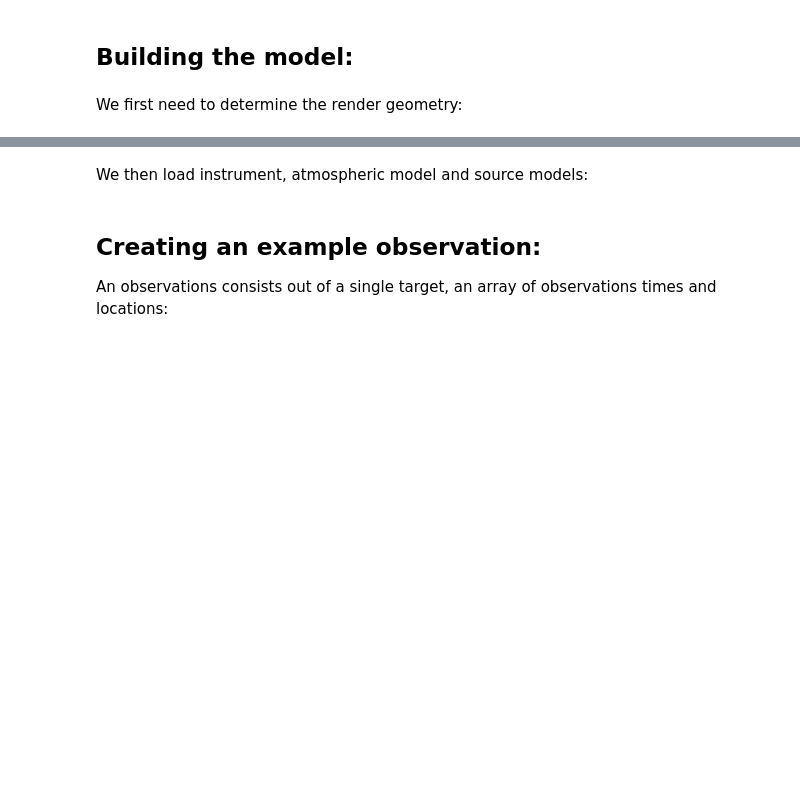
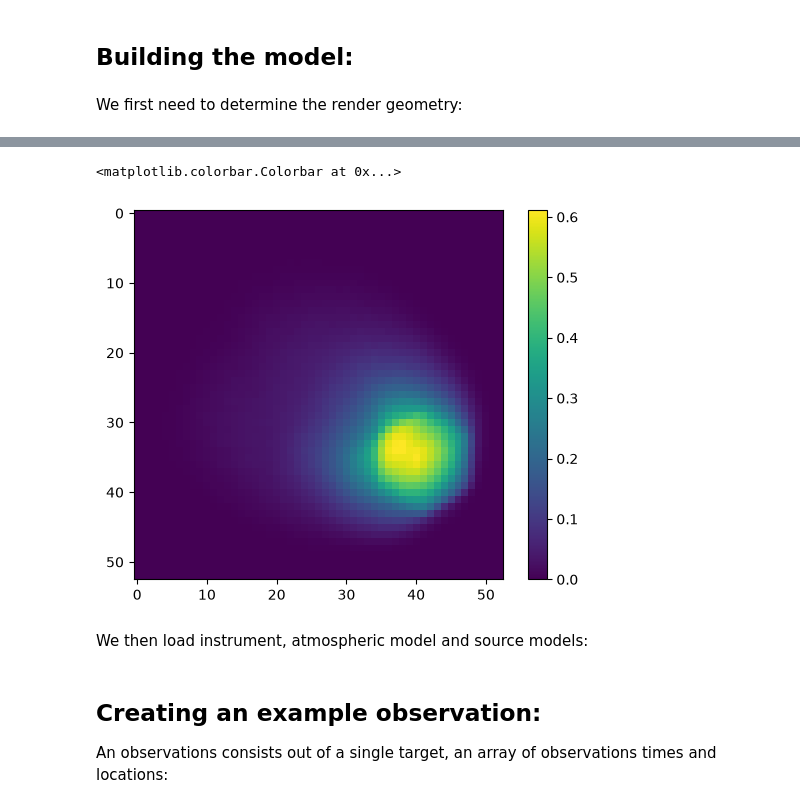
Before and after one commit to GerritRo/nyx, a Jupyter notebook: docs/examples/Example.ipynb, the cells around one changed output, grey strips where cells are left out. Cells and saved outputs as stored; diff of their text form; code cells hidden in the pictures; blank space fills up the shorter version.

Commit message:
wip: iactrace integration

```diff
--- a/docs/examples/Example.ipynb
+++ b/docs/examples/Example.ipynb
@@ -30,0 +35,7 @@ E0819 14:35:20.101290 1689760 numa_hwloc.cc:121] Call to hwloc_set_cpubind() fai
+# %%
+telescope = Telescope.from_yaml("../../../iactrace/configs/HESS/CT3.yaml", n_samples=128, key=jax.random.key(0))
+camera = Camera.from_yaml("../../../iactrace/configs/HESS/HESS1U.yaml")
+# %%
+%%time
+half_angle = jnp.deg2rad(3.0)
+instrument = EffectiveApertureInstrument.from_iactrace(geo, telescope, camera, half_angle=half_angle, step = half_angle/256, wavelengths=jnp.linspace(200,700), progress=True)
@@ -30,0 +45,7 @@ E0819 14:35:20.101290 1689760 numa_hwloc.cc:121] Call to hwloc_set_cpubind() fai
+# %%
+import matplotlib.pyplot as plt
+plt.imshow(instrument._pixel_values[0])
+plt.colorbar()
+# %% [output]
+<matplotlib.colorbar.Colorbar at 0x...>
+[figure, added]
```
Also changed, not shown: parts of 5 cells of this notebook, 5 other files.
